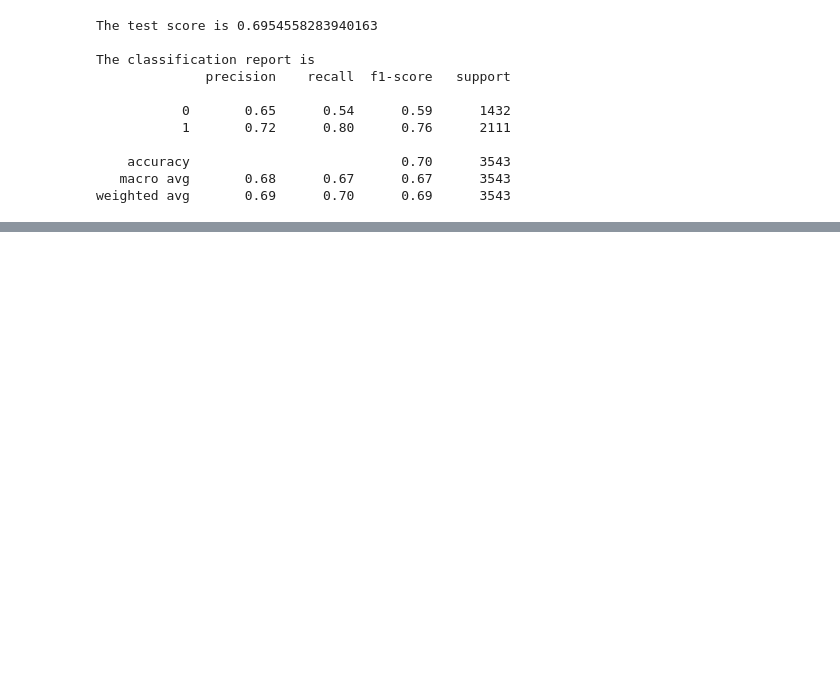
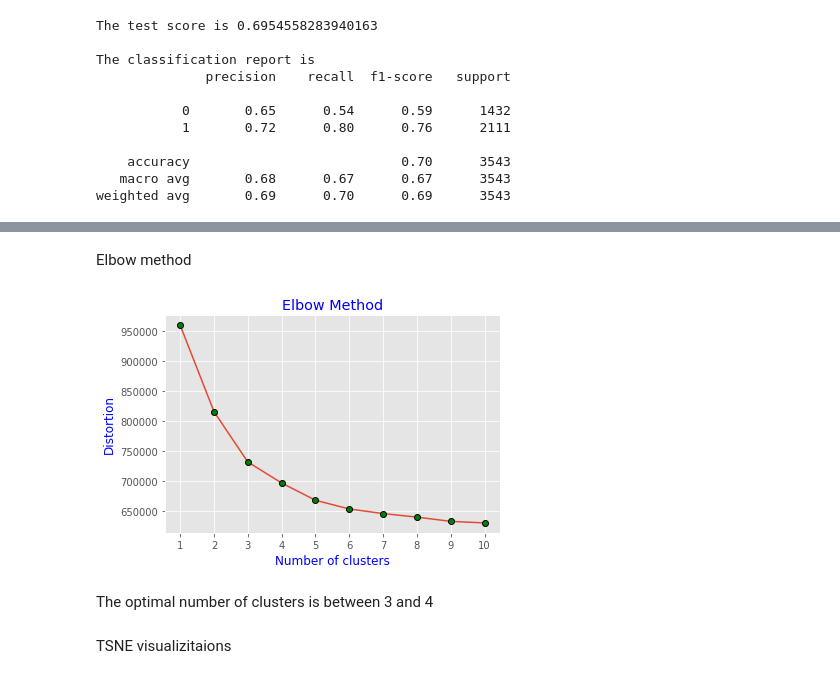
Before and after one commit to DimitriosK/Online-Education, a Jupyter notebook: Online_Platform.ipynb, the cells around one changed output, grey strips where cells are left out. Cells and saved outputs as stored; diff of their text form; code cells hidden in the pictures; blank space fills up the shorter version.

```diff
--- a/Online_Platform.ipynb
+++ b/Online_Platform.ipynb
@@ -1277,0 +1307,4 @@ weighted avg       0.69      0.70      0.69      3543
+# %%
+from sklearn.preprocessing import StandardScaler
+scl=StandardScaler()
+X_scaled=scl.fit_transform(matrix_imputed_ridge)
@@ -1277,0 +1320,30 @@ weighted avg       0.69      0.70      0.69      3543
+# %% [markdown]
+Elbow method
+# %%
+seed=42
+distortions=[]
+num_clusters=11
+for i in range(1,num_clusters):
+  km=KMeans(n_clusters=i,
+            init='k-means++',
+            n_init=50,
+            max_iter=300,
+            random_state=seed)
+  km.fit(X_scaled)
+  distortions.append(km.inertia_)
+# %%
+plt.style.use('ggplot')
+plt.plot(range(1,num_clusters),
+         distortions,marker='o',
+         markeredgecolor='black',
+         markerfacecolor='green')
+plt.xlabel('Number of clusters',color='blue')
+plt.ylabel('Distortion',color='blue')
+plt.xticks(range(1,num_clusters))
+plt.title('Elbow Method',color='blue');
+# %% [output]
+[figure, added]
+# %% [markdown]
+The optimal number of clusters is between 3 and 4
+# %% [markdown]
+TSNE visualizitaions
```
Also changed, not shown: parts of 59 cells of this notebook.
